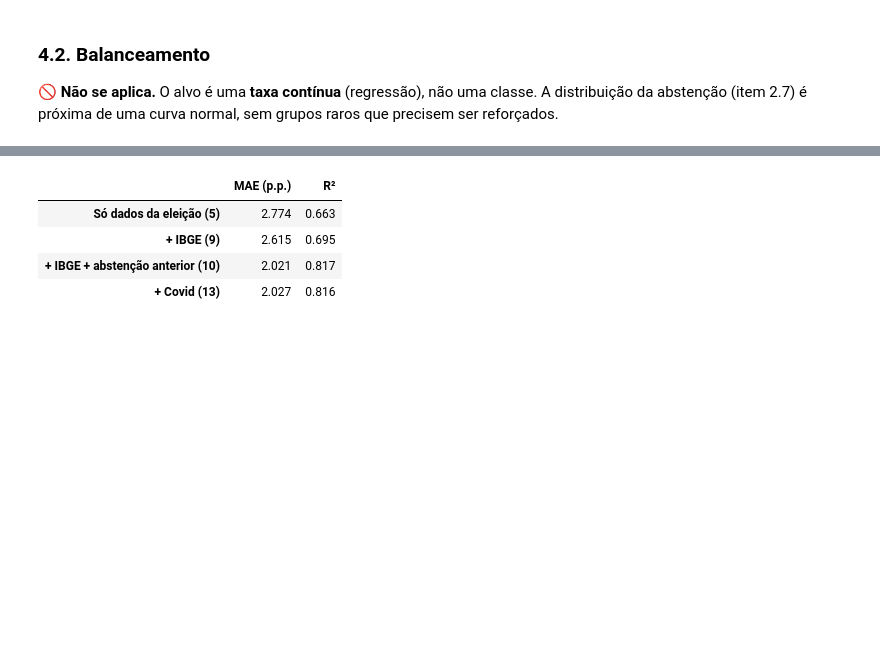
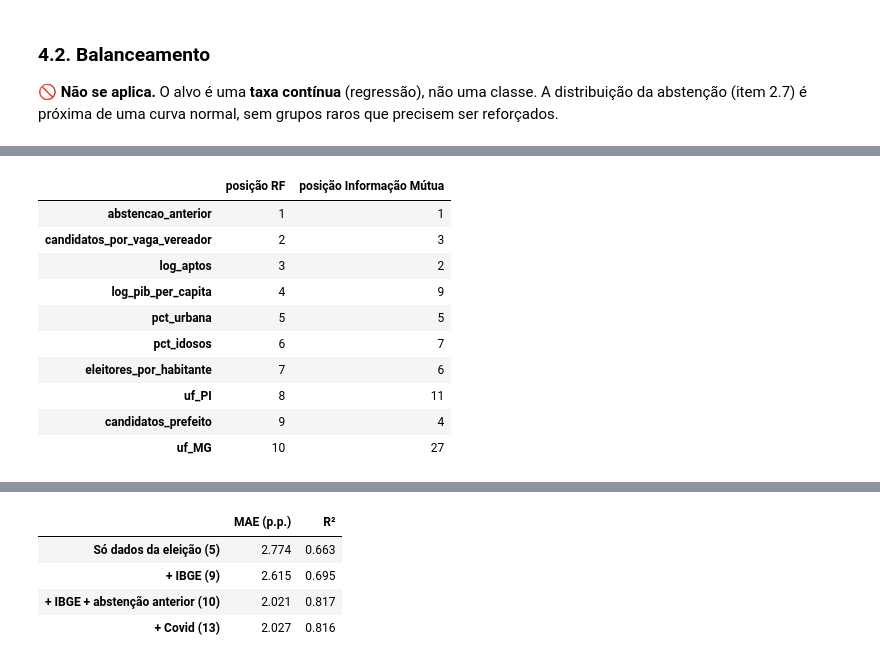
Before and after one commit to RafaelSilva89/Analise_dos_resultados_da_eleicao-2020, a Jupyter notebook: Notebooks/Análise dos resultados da eleição - 2020 - v2.ipynb, the cells around one changed output, grey strips where cells are left out. Saved outputs shown, nothing was run; the diff lists cells and outputs as text; code cells hidden in the pictures; blank space fills up the shorter version.

```diff
--- a/Notebooks/Análise dos resultados da eleição - 2020 - v2.ipynb
+++ b/Notebooks/Análise dos resultados da eleição - 2020 - v2.ipynb
@@ -1179,0 +1269,19 @@ Todas as variáveis precisam ser conhecidas **antes** da votação (veja o item
+# %%
+# Comparação dos dois rankings
+comparacao_selecao = pd.DataFrame({
+    'posição RF': importances.rank(ascending=False).astype(int),
+    'posição Informação Mútua': df_scores.set_index('feature')['score'].rank(ascending=False, method='first').astype(int),
+}).sort_values('posição RF')
+comparacao_selecao.head(10)
+# %% [output]
+|  | posição RF | posição Informação Mútua |
+| abstencao_anterior | 1 | 1 |
+| candidatos_por_vaga_vereador | 2 | 3 |
+| log_aptos | 3 | 2 |
+| log_pib_per_capita | 4 | 9 |
+| pct_urbana | 5 | 5 |
+| pct_idosos | 6 | 7 |
+| eleitores_por_habitante | 7 | 6 |
+| uf_PI | 8 | 11 |
+| candidatos_prefeito | 9 | 4 |
+| uf_MG | 10 | 27 |
```
Also changed, not shown: parts of 11 cells of this notebook, 6 other files.
